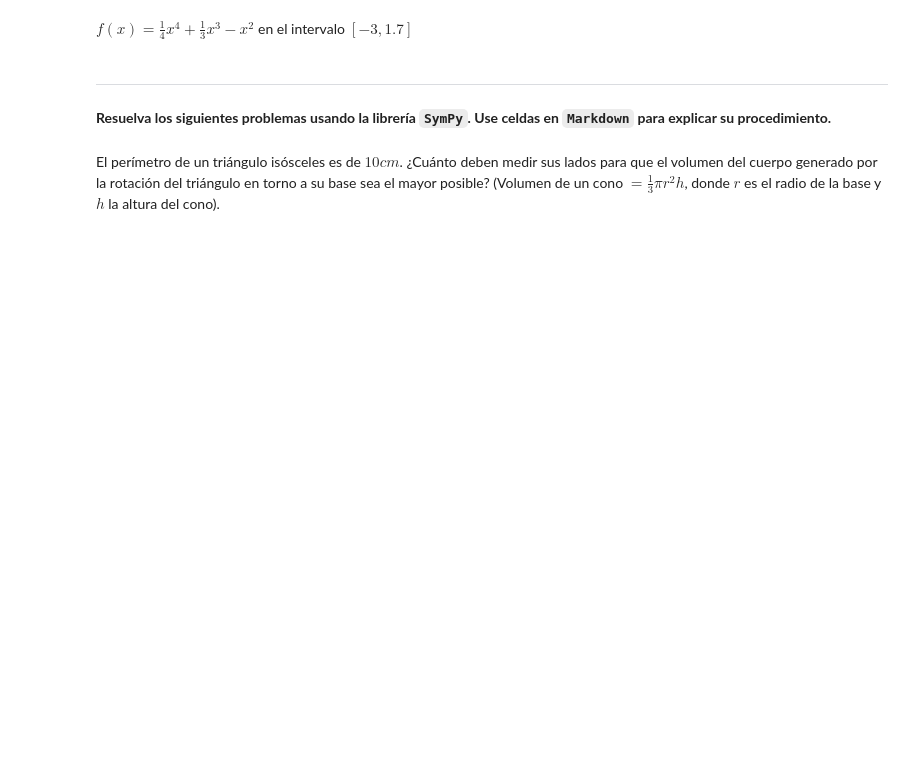
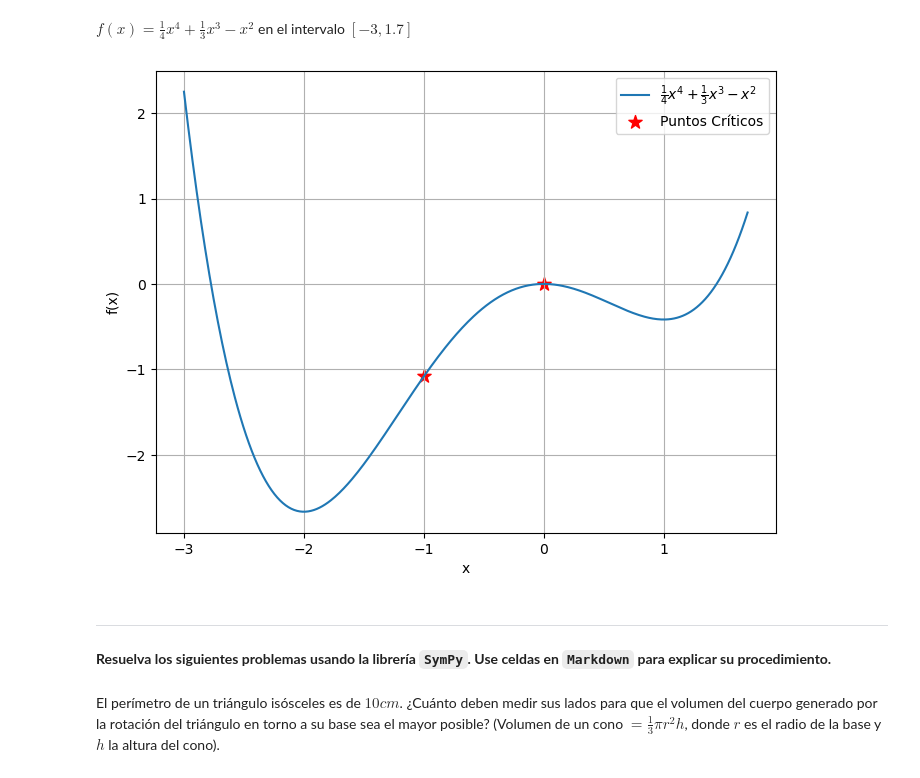
Before and after one commit to Milca04/hello-world, a Jupyter notebook: A02 - Sympy.ipynb, the cells around one changed output. Cells and saved outputs as stored; diff of their text form; code cells hidden in the pictures; blank space fills up the shorter version.

```diff
--- a/A02 - Sympy.ipynb
+++ b/A02 - Sympy.ipynb
@@ -89,5 +121,27 @@ $f(x)=6-2x+\sqrt{18-2x^2}$, para $-3\leq x\leq 3$
 # %% [markdown]
 $f(x)=\frac{1}{4}x^4+\frac{1}{3}x^3-x^2$ en el intervalo $[-3,1.7]$
+# %%
+import numpy as np
+import matplotlib.pyplot as plt
+
+def f(x):
+    return (1/4)*x**4 + (1/3)*x**3 - x**2
+
+x_vals = np.linspace(-3, 1.7, 400)
+y_vals = f(x_vals)
+
+critical_points = [0, -1]  # Agrega aquí los puntos críticos
+
+plt.figure(figsize=(8, 6))
+plt.plot(x_vals, y_vals, label=r'$\frac{1}{4}x^4 + \frac{1}{3}x^3 - x^2$')
+plt.scatter(critical_points, [f(x) for x in critical_points], color='red', marker='*', s=100, label='Puntos Críticos')
+plt.xlabel('x')
+plt.ylabel('f(x)')
+plt.legend()
+plt.grid(True)
+plt.show()
+# %% [output]
+[figure, added]
 # %% [markdown]
 ---
 **Resuelva los siguientes problemas usando la librería `SymPy`. Use celdas en `Markdown` para explicar su procedimiento.**
```
Also changed, not shown: parts of 27 cells of this notebook.
